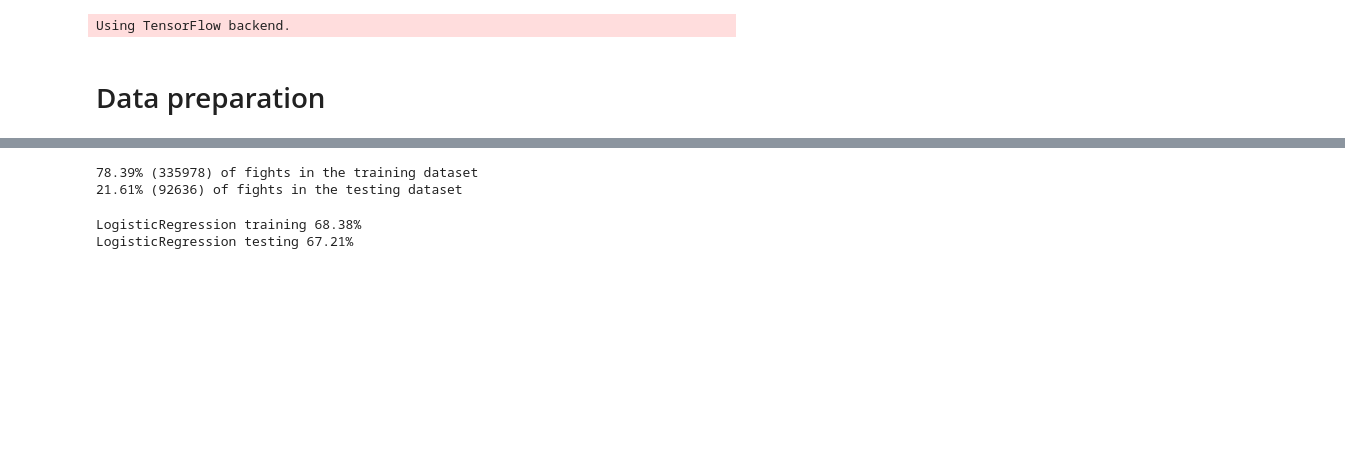
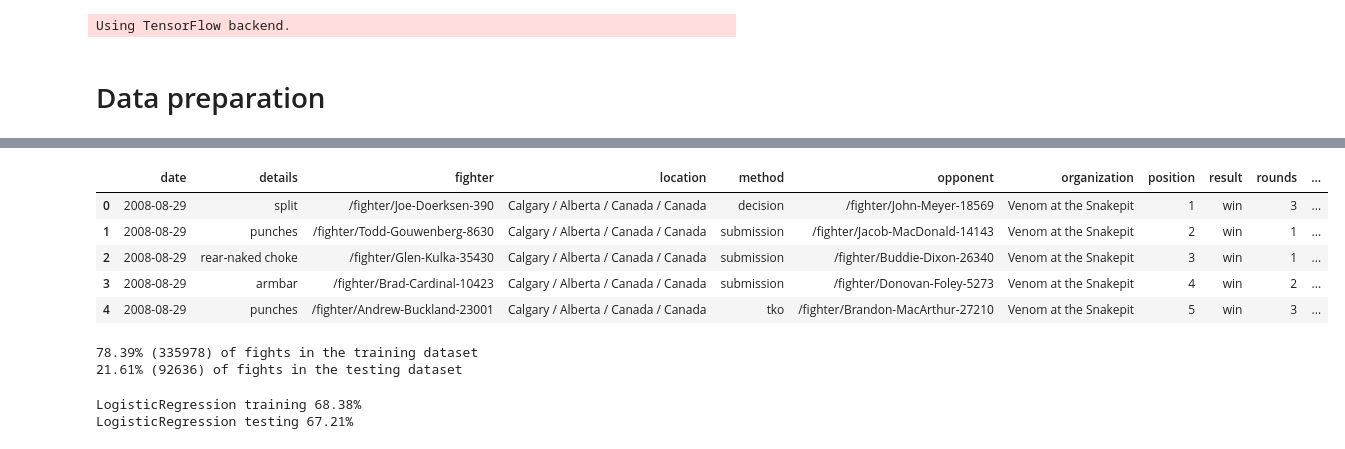
Before and after one commit to tomaszmartin/randomfight, a Jupyter notebook: sherdog.ipynb, the cells around one changed output, grey strips where cells are left out. Drawn from its saved outputs; the diff is of its cells as text; code cells hidden in the pictures; blank space fills up the shorter version.

Commit message:
Updated data

```diff
--- a/sherdog.ipynb
+++ b/sherdog.ipynb
@@ -183,3 +202,14 @@ def get_data(data, detailed=False, scaled=False):
+# %%
+import pandas as pd
+data = pd.read_csv('sherdog/data/raw.csv')
+data.head()
+# %% [output]
+|  | date | details | fighter | location | method | opponent | organization | position | result | rounds | ... |
+| 0 | 2008-08-29 | split | /fighter/Joe-Doerksen-390 | Calgary / Alberta / Canada / Canada | decision | /fighter/John-Meyer-18569 | Venom at the Snakepit | 1 | win | 3 | ... |
+| 1 | 2008-08-29 | punches | /fighter/Todd-Gouwenberg-8630 | Calgary / Alberta / Canada / Canada | submission | /fighter/Jacob-MacDonald-14143 | Venom at the Snakepit | 2 | win | 1 | ... |
+| 2 | 2008-08-29 | rear-naked choke | /fighter/Glen-Kulka-35430 | Calgary / Alberta / Canada / Canada | submission | /fighter/Buddie-Dixon-26340 | Venom at the Snakepit | 3 | win | 1 | ... |
+| 3 | 2008-08-29 | armbar | /fighter/Brad-Cardinal-10423 | Calgary / Alberta / Canada / Canada | submission | /fighter/Donovan-Foley-5273 | Venom at the Snakepit | 4 | win | 2 | ... |
+| 4 | 2008-08-29 | punches | /fighter/Andrew-Buckland-23001 | Calgary / Alberta / Canada / Canada | tko | /fighter/Brandon-MacArthur-27210 | Venom at the Snakepit | 5 | win | 3 | ... |
 # %%
 xtrain, xtest, ytrain, ytest = get_data(data, scaled=True)
 # %% [output]
```
Also changed, not shown: parts of 3 cells of this notebook, 5 other files.
